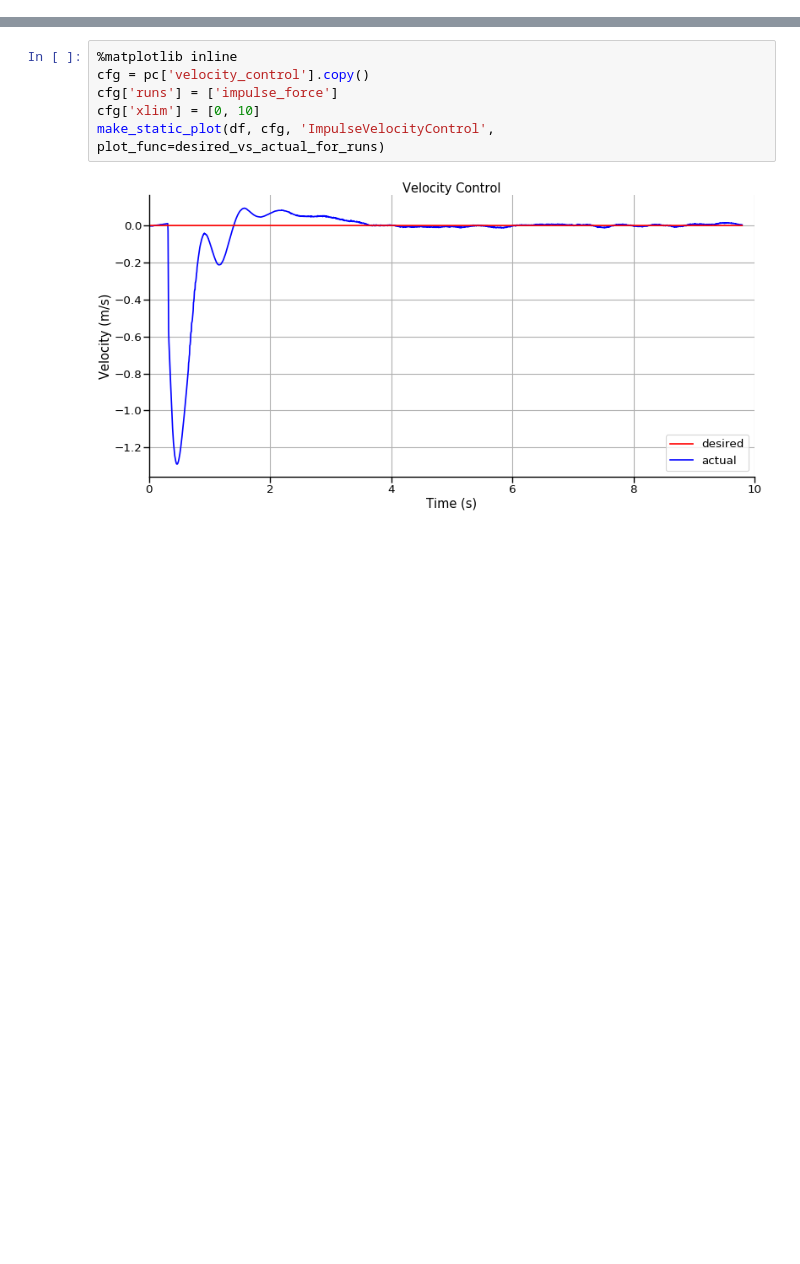
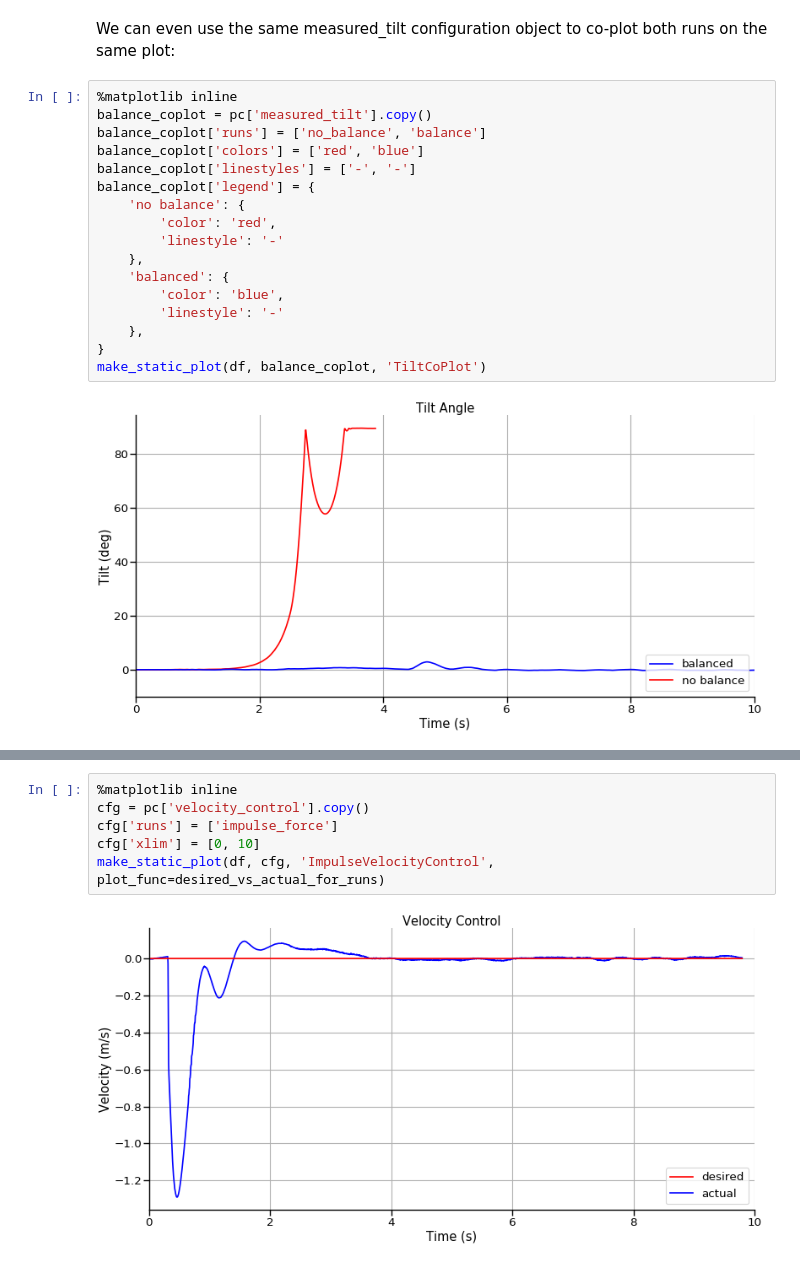
Before and after one commit to super-owesome/bobble_controllers, a Jupyter notebook: analysis/notebooks/RosJupyterAnalysis/RosJupyterAnalysisPart3.ipynb, the cells around one changed output, grey strips where cells are left out. Saved outputs shown, nothing was run; the diff lists cells and outputs as text; blank space fills up the shorter version.

```diff
--- a/analysis/notebooks/RosJupyterAnalysis/RosJupyterAnalysis.ipynb
+++ b/analysis/notebooks/RosJupyterAnalysis/RosJupyterAnalysisPart3.ipynb
@@ -338,0 +162,22 @@ after the impulse is applied. Let's start with looking at the velocity controlle
+# %% [markdown]
+We can even use the same measured_tilt configuration object to co-plot both runs
+on the same plot:
+# %%
+%matplotlib inline
+balance_coplot = pc['measured_tilt'].copy()
+balance_coplot['runs'] = ['no_balance', 'balance']
+balance_coplot['colors'] = ['red', 'blue']
+balance_coplot['linestyles'] = ['-', '-']
+balance_coplot['legend'] = {
+    'no balance': {
+        'color': 'red',
+        'linestyle': '-'
+    },
+    'balanced': {
+        'color': 'blue',
+        'linestyle': '-'
+    },
+}
+make_static_plot(df, balance_coplot, 'TiltCoPlot')
+# %% [output]
+[figure, added]
```
Also changed, not shown: parts of 57 cells of this notebook, 3 other files.
